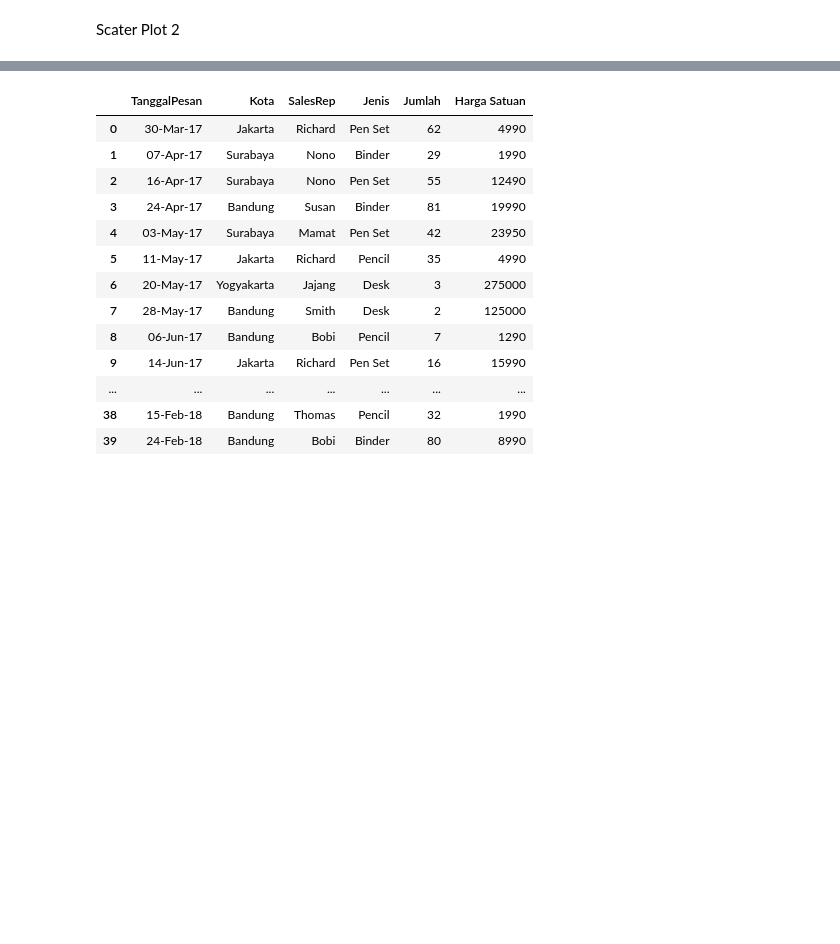
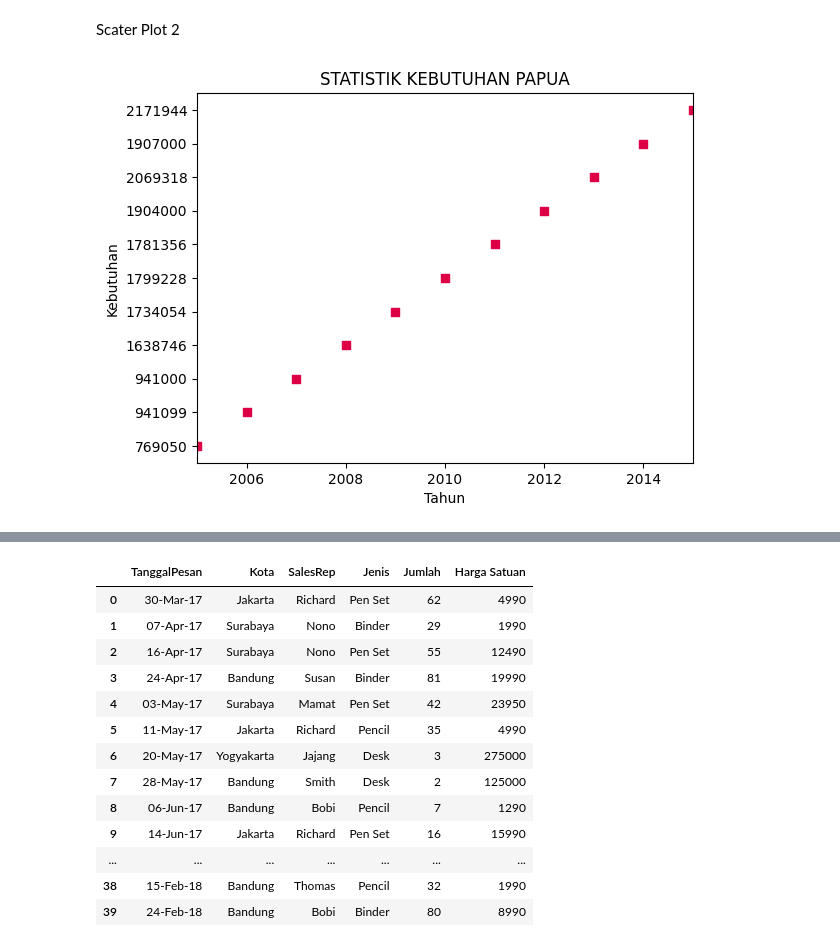
Before and after one commit to Drack-AS/uas-VDI, a Jupyter notebook: uas.ipynb, the cells around one changed output, grey strips where cells are left out. Saved outputs shown, nothing was run; the diff lists cells and outputs as text; code cells hidden in the pictures; blank space fills up the shorter version.

```diff
--- a/uas.ipynb
+++ b/uas.ipynb
@@ -48,3 +48,24 @@ plt.show()
 [figure]
 # %% [markdown]
 Scater Plot 2
+# %%
+df = pd.DataFrame(df_kpbulanan)
+
+provinsi_tertentu = 'PAPUA'
+df_provinsi_tertentu = df.loc[df['Propinsi'] == provinsi_tertentu]
+
+x = df_provinsi_tertentu['tahun']
+y = df_provinsi_tertentu['kebutuhan']
+
+plt.title(f'STATISTIK KEBUTUHAN {provinsi_tertentu}')
+plt.xlabel("Tahun")
+plt.ylabel("Kebutuhan")
+
+plt.scatter(x, y, color='#D04', marker='s')
+
+plt.xlim(min(x), max(x))
+
+
+plt.show()
+# %% [output]
+[figure, added]
```
Also changed, not shown: parts of 10 cells of this notebook.
